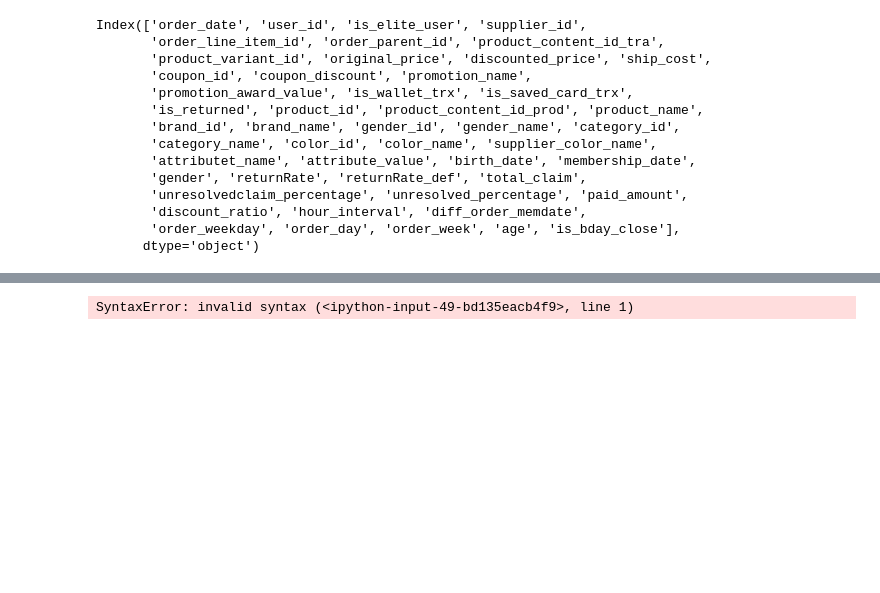
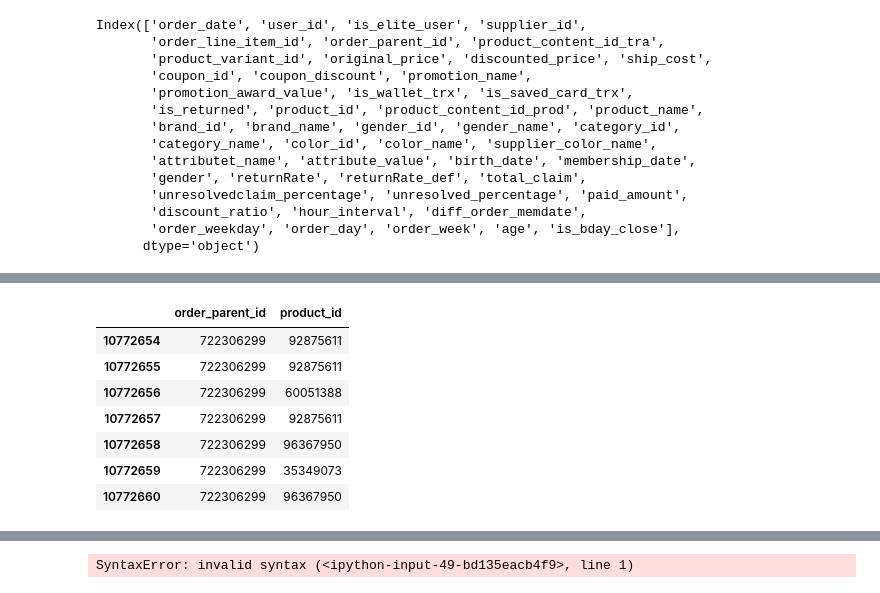
Before and after one commit to ihkaraman/trendyol_datathon_21, a Jupyter notebook: read_preparation.ipynb, the cells around one changed output, grey strips where cells are left out. Saved outputs shown, nothing was run; the diff lists cells and outputs as text; code cells hidden in the pictures; blank space fills up the shorter version.

```diff
--- a/read_preparation.ipynb
+++ b/read_preparation.ipynb
@@ -369,0 +525,19 @@ df_v1.to_csv('df_v1.csv')
+# %%
+# check whether there are same products more than one in the basket
+prod_id_counts = df_v1.groupby(['order_parent_id','product_id'])['product_variant_id'].count().reset_index()
+ids_contain_same_prod_morethan_1 = prod_id_counts[prod_id_counts['product_variant_id']>1].index
+# %%
+# check whether there are same products variant more than one in the basket
+prodVar_id_counts = df_v1.groupby(['order_parent_id','product_variant_id'])['product_id'].count().reset_index()
+ids_contain_same_prodVar_morethan_1 = prodVar_id_counts[prodVar_id_counts['product_id']>1].index
+# %%
+# check whether there are product that belong to same category more than one in the basket
+category_id_counts = df_v1.groupby(['order_parent_id','category_id'])['product_variant_id'].count().reset_index()
+ids_contain_same_cat_morethan_1 = category_id_counts[category_id_counts['category_id']>1].index
+# %%
+df_v1['is_contain_same_prod'] = 0
+df_v1['is_contain_same_prodVar'] = 0
+df_v1['is_contain_same_cat'] = 0
+df_v1.loc[ids_contain_same_prod_morethan_1,'is_contain_same_prod'] = 1
+df_v1.loc[ids_contain_same_prodVar_morethan_1,'is_contain_same_prodVar'] = 1
+df_v1.loc[ids_contain_same_cat_morethan_1,'is_contain_same_cat'] = 1
@@ -369,0 +562,11 @@ df_v1.to_csv('df_v1.csv')
+# %%
+df_v1[df_v1['order_parent_id']==722306299][['order_parent_id', 'product_id']]
+# %% [output]
+|  | order_parent_id | product_id |
+| 10772654 | 722306299 | 92875611 |
+| 10772655 | 722306299 | 92875611 |
+| 10772656 | 722306299 | 60051388 |
+| 10772657 | 722306299 | 92875611 |
+| 10772658 | 722306299 | 96367950 |
+| 10772659 | 722306299 | 35349073 |
+| 10772660 | 722306299 | 96367950 |
```
Also changed, not shown: parts of 22 cells of this notebook, 2 other files.
